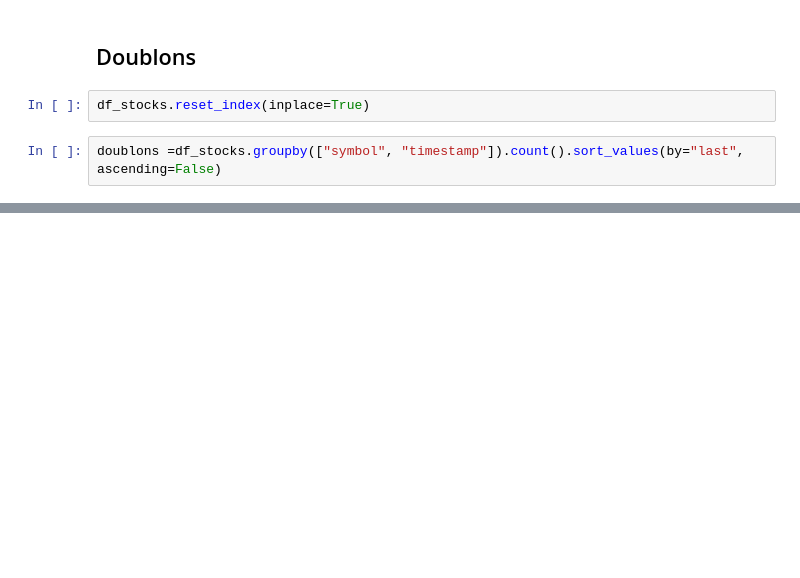
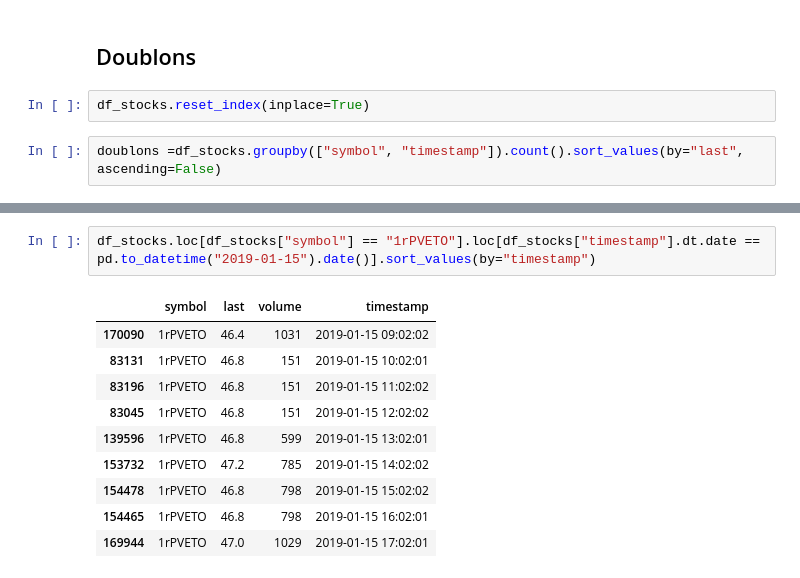
Before and after one commit to camilziane/bourse_big_data, a Jupyter notebook: analyzer/analyzer_playground.ipynb, the cells around one changed output, grey strips where cells are left out. Drawn from its saved outputs; the diff is of its cells as text; blank space fills up the shorter version.

```diff
--- a/analyzer/analyzer_playground.ipynb
+++ b/analyzer/analyzer_playground.ipynb
@@ -422,0 +438,13 @@ doublons
+# %%
+df_stocks.loc[df_stocks["symbol"] == "1rPVETO"].loc[df_stocks["timestamp"].dt.date == pd.to_datetime("2019-01-15").date()].sort_values(by="timestamp")
+# %% [output]
+|  | symbol | last | volume | timestamp |
+| 170090 | 1rPVETO | 46.4 | 1031 | 2019-01-15 09:02:02 |
+| 83131 | 1rPVETO | 46.8 | 151 | 2019-01-15 10:02:01 |
+| 83196 | 1rPVETO | 46.8 | 151 | 2019-01-15 11:02:02 |
+| 83045 | 1rPVETO | 46.8 | 151 | 2019-01-15 12:02:02 |
+| 139596 | 1rPVETO | 46.8 | 599 | 2019-01-15 13:02:01 |
+| 153732 | 1rPVETO | 47.2 | 785 | 2019-01-15 14:02:02 |
+| 154478 | 1rPVETO | 46.8 | 798 | 2019-01-15 15:02:02 |
+| 154465 | 1rPVETO | 46.8 | 798 | 2019-01-15 16:02:01 |
+| 169944 | 1rPVETO | 47.0 | 1029 | 2019-01-15 17:02:01 |
```
Also changed, not shown: parts of 5 cells of this notebook.
